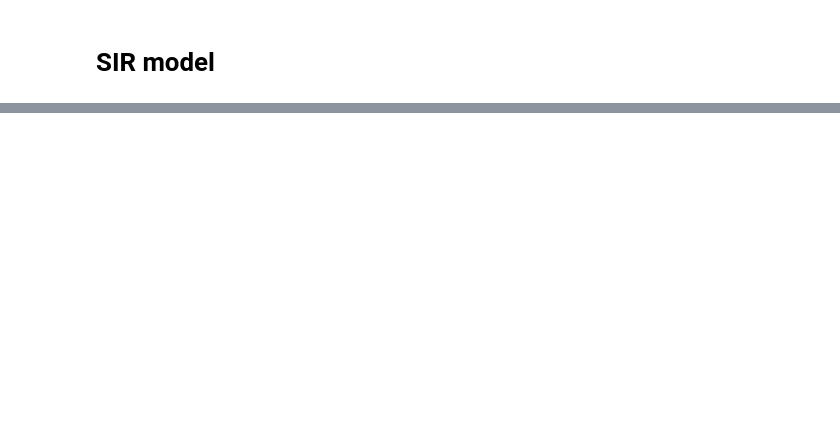
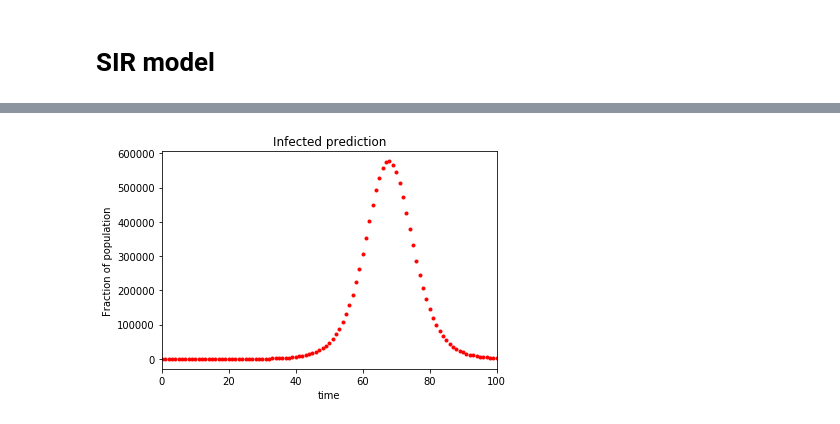
Before and after one commit to Aveek-Saha/CovidAnalysis, a Jupyter notebook: Prediction.ipynb, the cells around one changed output, grey strips where cells are left out. Cells and saved outputs as stored; diff of their text form; code cells hidden in the pictures; blank space fills up the shorter version.

```diff
--- a/Prediction.ipynb
+++ b/Prediction.ipynb
@@ -45,0 +163,9 @@ plt.show()
+# %%
+plt.plot(I, 'r.', label='infected');
+plt.title("Infected prediction")
+plt.xlabel("time");
+plt.ylabel("Fraction of population");
+plt.xlim(0,100)
+plt.show()
+# %% [output]
+[figure, added]
```
Also changed, not shown: parts of 23 cells of this notebook.
